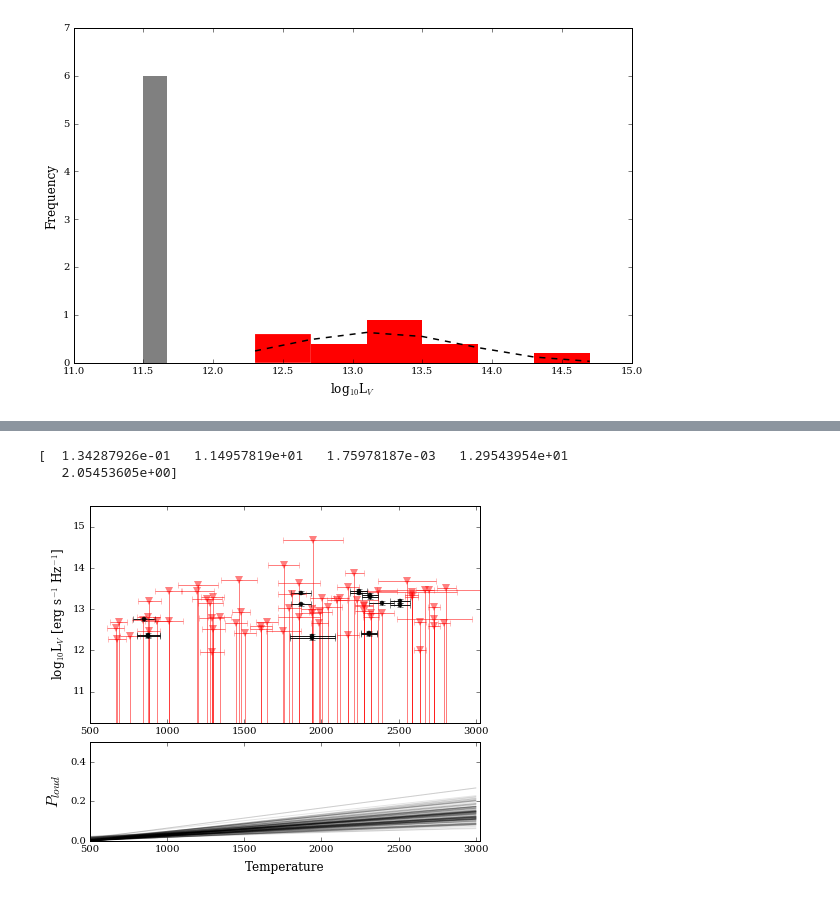
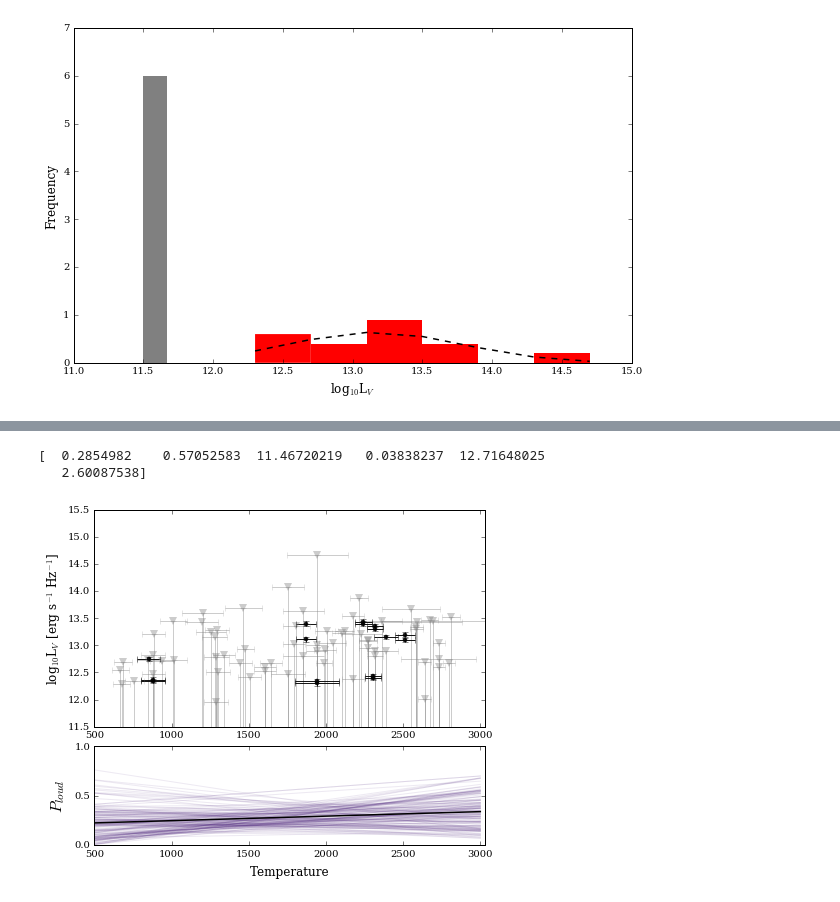
Before and after one commit to elliesch/python_codes, a Jupyter notebook: MixtureModel.ipynb, the cells around one changed output, grey strips where cells are left out. Saved outputs shown, nothing was run; the diff lists cells and outputs as text; code cells hidden in the pictures.

```diff
--- a/MixtureModel.ipynb
+++ b/MixtureModel.ipynb
@@ -383,38 +383,43 @@ fig.savefig("triangle.png")
 # %%
 ###===========
 ## This section plots the sample near the probability array
 ###===========
 
 fig, ax = plt.subplots(figsize=(7, 6))
 
 ax1 = plt.subplot2grid((3,1), (0, 0), rowspan=2)
 ax2 = plt.subplot2grid((3,1), (2, 0))
 
-ax1.errorbar(t_eff_ul, lLVuplim_T, xerr=t_eff_err_ul, yerr=lLVuplim_T, uplims=np.ones(sum(UL_index_T), dtype=bool), ls='', c='red', markersize='8', markeredgecolor='None', alpha=0.5, fmt="v")
+ax1.errorbar(t_eff_ul, lLVuplim_T, xerr=t_eff_err_ul, yerr=lLVuplim_T, uplims=np.ones(sum(UL_index_T), dtype=bool), ls='', c='grey', alpha=0.4, markersize='8', markeredgecolor='None', fmt="v")
 ax1.errorbar(t_eff_conf, lLVconf_T, xerr=t_eff_err_conf, yerr=lLVconf_err_T, ls='', c='k', markersize='4', markeredgecolor=None, alpha=0.9, fmt="o")
 
 plt.gca().invert_xaxis()
 ax1.set_xlim(500, 3030)
-ax1.set_ylim(10.25,15.5)
+ax1.set_ylim(11.5,15.5)
 ax1.set_xlabel('Temperature', fontsize=12, labelpad=7)
 ax1.set_ylabel('log$_{10}$L$_V$ [erg s$^{-1}$ Hz$^{-1}$]', fontsize=12)
 ax1.set_title('')
 
 print samples[10]
 
-for P3000, mu_q, P0500, var_q, mu_l in samples[np.random.randint(4096, size=150)]:
+P3000_array=[]
+P0500_array=[]
+for P3000, P0500, mu_q, var_q, mu_l, var_l in samples[np.random.randint(4096, size=150)]:
     x = [500, 3000]
     y = [P0500, P3000]
-    z = [mu_q, var_q, mu_l]
-    ax2.plot(x, y, color="k", alpha=0.1)
+    P3000_array.append(P3000)
+    P0500_array.append(P0500)
+    z = [mu_q, var_q, mu_l, var_l]
+    ax2.plot(x, y, color="#542c82", alpha=0.1)
+ax2.plot([500, 3000], [np.mean(P0500_array),np.mean(P3000_array)], color="k", linewidth=1.5)
 ax2.set_xlim(500, 3030)
-ax2.set_ylim(0, 0.5)
+ax2.set_ylim(0, 1)
 ax2.locator_params(nbins=4, axis='y')
 ax2.set_xlabel('Temperature', fontsize=12, labelpad=7)
 ax2.set_ylabel('$P_{loud}$', fontsize=16, labelpad=7)
 
 fig.savefig("stackedprob.png")
 # %% [output]
-[  1.34287926e-01   1.14957819e+01   1.75978187e-03   1.29543954e+01
-   2.05453605e+00]
+[  0.2854982    0.57052583  11.46720219   0.03838237  12.71648025
+   2.60087538]
-[figure, old version]
+[figure, new version]
```
Also changed, not shown: parts of 6 cells of this notebook.
